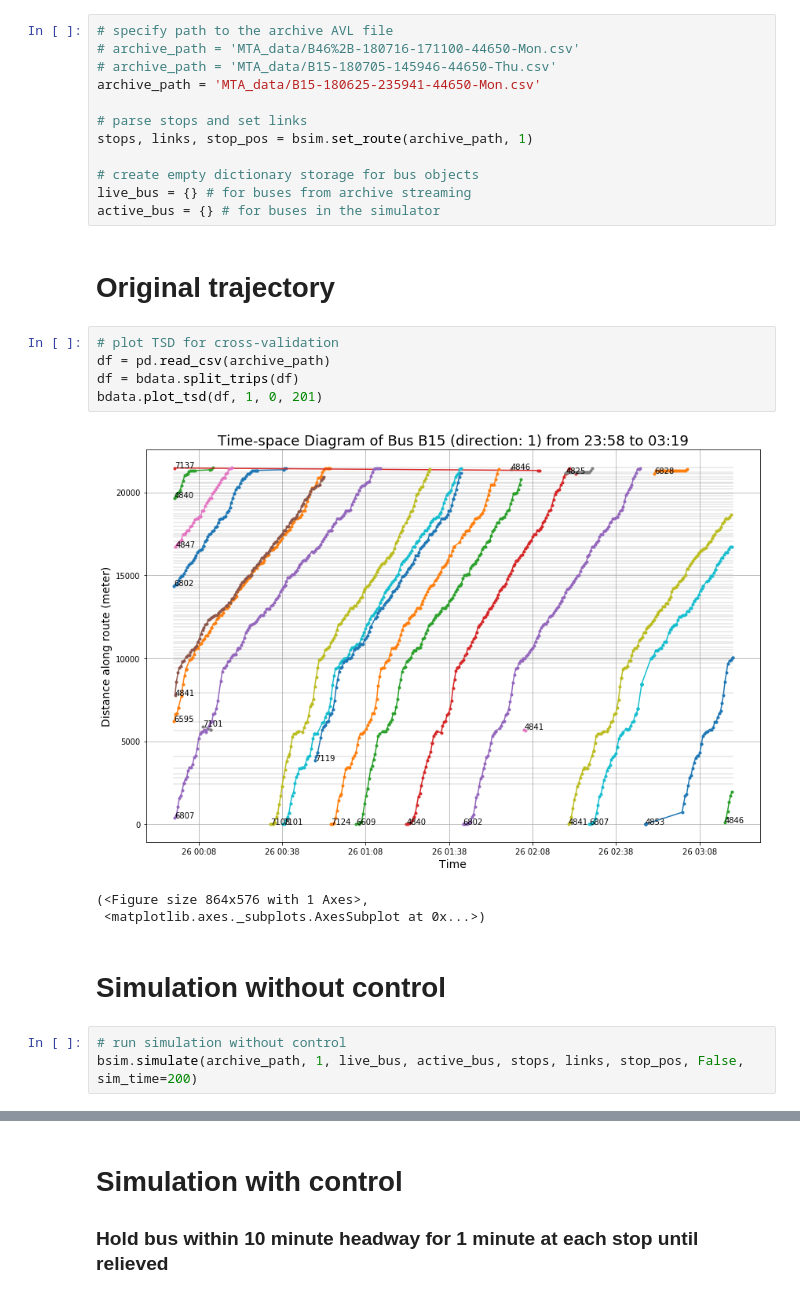
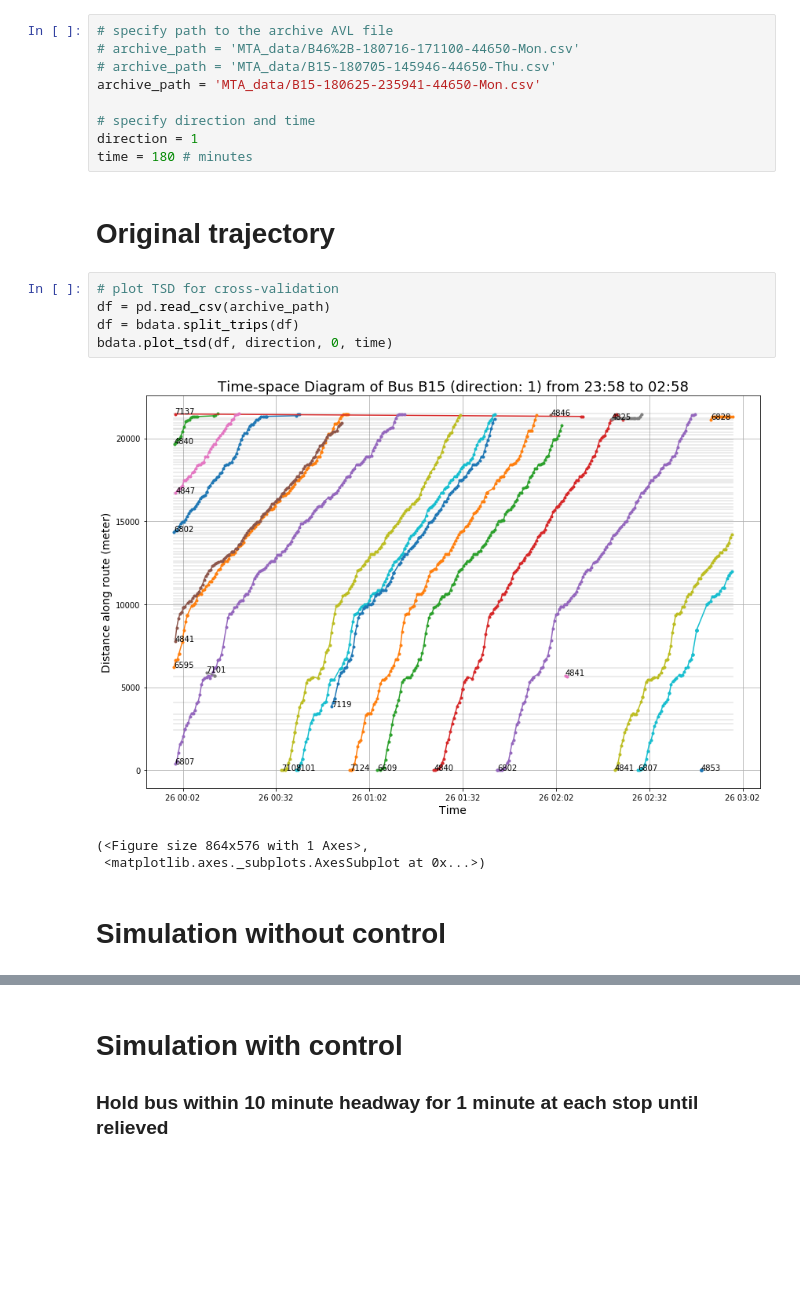
Before and after one commit to ywnch/buskit, a Jupyter notebook: developer_simulation.ipynb, the cells around one changed output, grey strips where cells are left out. Cells and saved outputs as stored; diff of their text form; blank space fills up the shorter version.

```diff
--- a/developer_simulation.ipynb
+++ b/developer_simulation.ipynb
@@ -21,25 +21,19 @@ Populating the interactive namespace from numpy and matplotlib
 # archive_path = 'MTA_data/B15-180705-145946-44650-Thu.csv'
 archive_path = 'MTA_data/B15-180625-235941-44650-Mon.csv'
 
-# parse stops and set links
-stops, links, stop_pos = bsim.set_route(archive_path, 1)
-
-# create empty dictionary storage for bus objects
-live_bus = {} # for buses from archive streaming
-active_bus = {} # for buses in the simulator
+# specify direction and time
+direction = 1
+time = 180 # minutes
 # %% [markdown]
 # Original trajectory
 # %%
 # plot TSD for cross-validation
 df = pd.read_csv(archive_path)
 df = bdata.split_trips(df)
-bdata.plot_tsd(df, 1, 0, 201)
+bdata.plot_tsd(df, direction, 0, time)
 # %% [output]
-[figure, old version]
+[figure, new version]
 (<Figure size 864x576 with 1 Axes>,
  <matplotlib.axes._subplots.AxesSubplot at 0x...>)
 # %% [markdown]
 # Simulation without control
-# %%
-# run simulation without control
-bsim.simulate(archive_path, 1, live_bus, active_bus, stops, links, stop_pos, False, sim_time=200)
```
Also changed, not shown: parts of 12 cells of this notebook, 1 other file.
